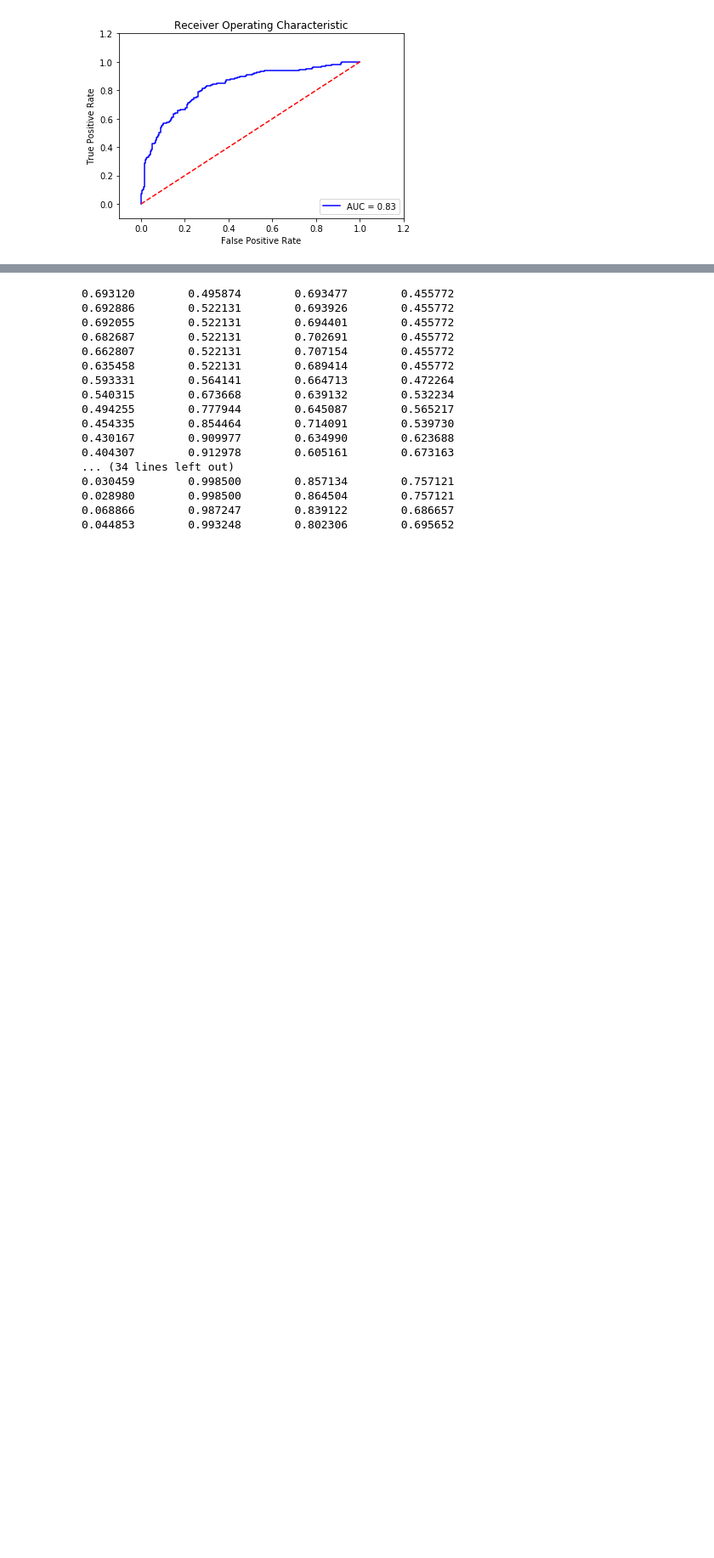
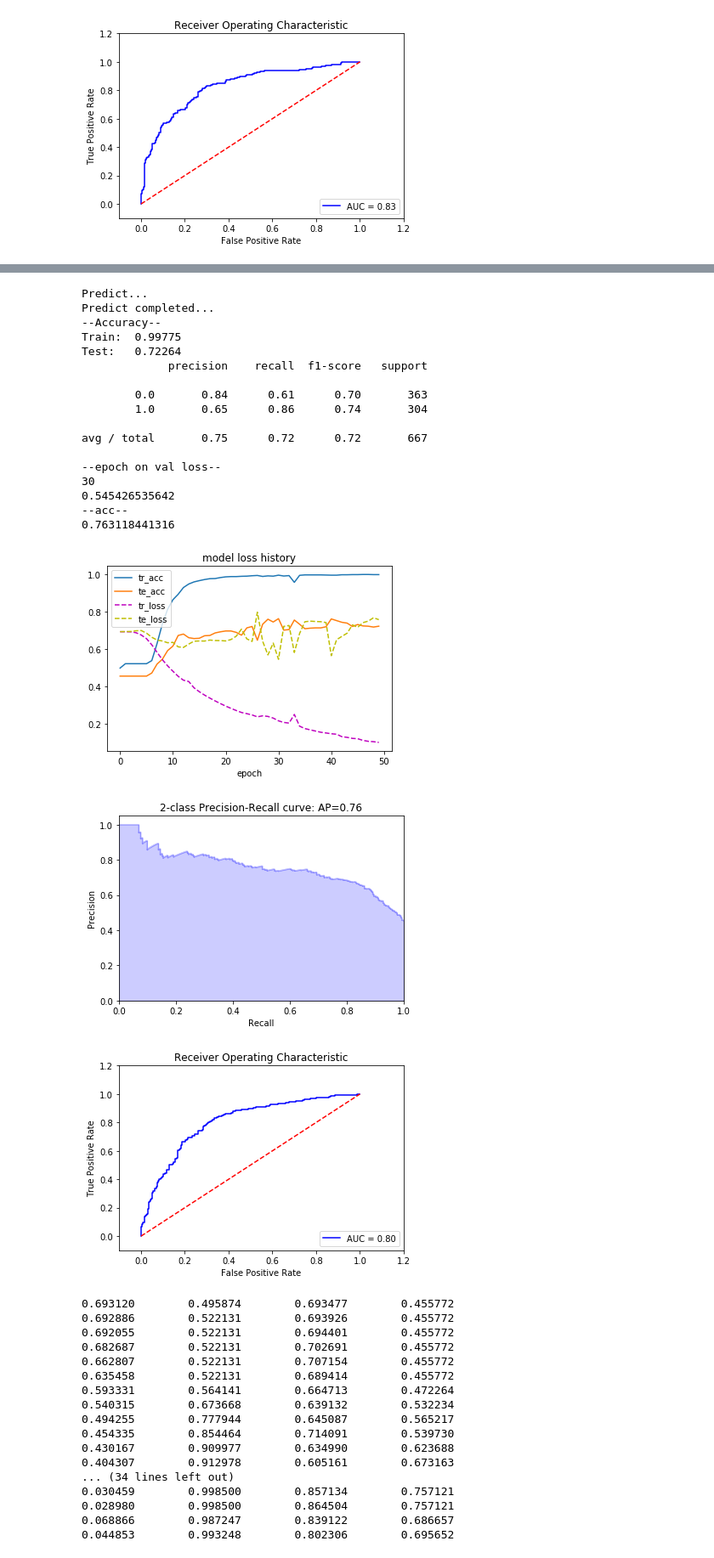
Before and after one commit to mrugami19/MovieReview, a Jupyter notebook: transparency-preprocessing-extraction/lstm.ipynb, the cells around one changed output, grey strips where cells are left out. Shown: that part at 85% size. Cells and saved outputs as stored; diff of their text form; code cells hidden in the pictures; blank space fills up the shorter version.

```diff
--- a/transparency-preprocessing-extraction/lstm.ipynb
+++ b/transparency-preprocessing-extraction/lstm.ipynb
@@ -403,0 +456,28 @@ avg / total       0.77      0.75      0.75       667
+# %%
+# 5 hidden unit
+# tanh activation
+# maxlen=50
+# pre truncate
+
+model_plot(model, X_train_hot, y_train, X_test_hot, y_test)
+# %% [output]
+Predict...
+Predict completed...
+--Accuracy--
+Train:  0.99775
+Test:   0.72264
+             precision    recall  f1-score   support
+
+        0.0       0.84      0.61      0.70       363
+        1.0       0.65      0.86      0.74       304
+
+avg / total       0.75      0.72      0.72       667
+
+--epoch on val loss--
+30
+0.545426535642
+--acc--
+0.763118441316
+[figure, added]
+[figure, added]
+[figure, added]
```
Also changed, not shown: parts of 10 cells of this notebook.
